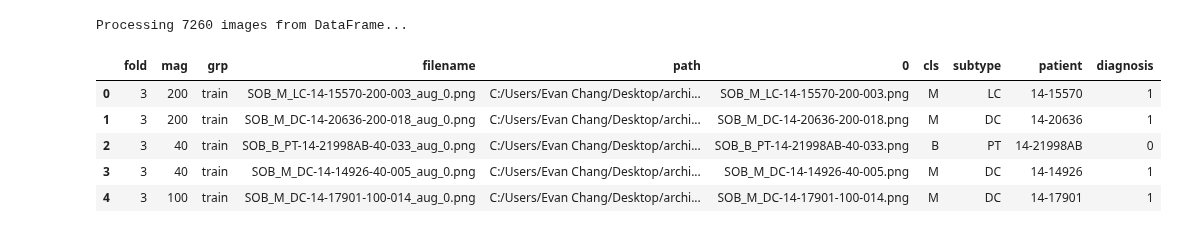
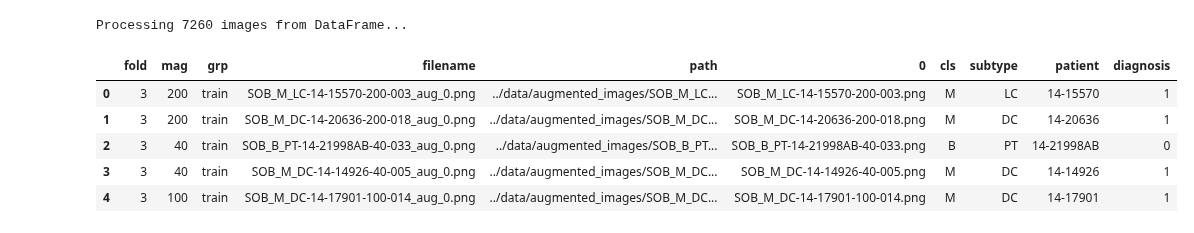
Before and after one commit to gusrutl/BMME575, a Jupyter notebook: notebooks/preprocessing.ipynb, the cells around one changed output. Saved outputs shown, nothing was run; the diff lists cells and outputs as text; code cells hidden in the pictures.

```diff
--- a/notebooks/preprocessing.ipynb
+++ b/notebooks/preprocessing.ipynb
@@ -173,7 +173,7 @@ def random_augment_cv2(image):
 
 def augment(
     df,
-    output_dir=r"C:\Users\Evan Chang\Desktop\archive\augmented_images",
+    output_dir=r"../data/augmented_images",
     num_augmented_copies=1,
     path_col='path'
 ):
@@ -220,17 +220,17 @@ def augment(
     augmented_df = pd.DataFrame(new_rows)
     return(augmented_df)
 # %%
-train_df_3_aug = augment(df = train_df_3_up, output_dir=r"C:/Users/Evan Chang/Desktop/archive/augmented_images",
+train_df_3_aug = augment(df = train_df_3_up, output_dir=r"../data/augmented_images",
     num_augmented_copies=1,  # 1 creates one new image per original row (doubles dataset)
     path_col='path'
 )
 
 train_df_3_aug.head()
 # %% [output]
 Processing 7260 images from DataFrame...
 |  | fold | mag | grp | filename | path | 0 | cls | subtype | patient | diagnosis |
-| 0 | 3 | 200 | train | SOB_M_LC-14-15570-200-003_aug_0.png | C:/Users/Evan Chang/Desktop/archi... | SOB_M_LC-14-15570-200-003.png | M | LC | 14-15570 | 1 |
-| 1 | 3 | 200 | train | SOB_M_DC-14-20636-200-018_aug_0.png | C:/Users/Evan Chang/Desktop/archi... | SOB_M_DC-14-20636-200-018.png | M | DC | 14-20636 | 1 |
-| 2 | 3 | 40 | train | SOB_B_PT-14-21998AB-40-033_aug_0.png | C:/Users/Evan Chang/Desktop/archi... | SOB_B_PT-14-21998AB-40-033.png | B | PT | 14-21998AB | 0 |
-| 3 | 3 | 40 | train | SOB_M_DC-14-14926-40-005_aug_0.png | C:/Users/Evan Chang/Desktop/archi... | SOB_M_DC-14-14926-40-005.png | M | DC | 14-14926 | 1 |
-| 4 | 3 | 100 | train | SOB_M_DC-14-17901-100-014_aug_0.png | C:/Users/Evan Chang/Desktop/archi... | SOB_M_DC-14-17901-100-014.png | M | DC | 14-17901 | 1 |
+| 0 | 3 | 200 | train | SOB_M_LC-14-15570-200-003_aug_0.png | ../data/augmented_images/SOB_M_LC... | SOB_M_LC-14-15570-200-003.png | M | LC | 14-15570 | 1 |
+| 1 | 3 | 200 | train | SOB_M_DC-14-20636-200-018_aug_0.png | ../data/augmented_images/SOB_M_DC... | SOB_M_DC-14-20636-200-018.png | M | DC | 14-20636 | 1 |
+| 2 | 3 | 40 | train | SOB_B_PT-14-21998AB-40-033_aug_0.png | ../data/augmented_images/SOB_B_PT... | SOB_B_PT-14-21998AB-40-033.png | B | PT | 14-21998AB | 0 |
+| 3 | 3 | 40 | train | SOB_M_DC-14-14926-40-005_aug_0.png | ../data/augmented_images/SOB_M_DC... | SOB_M_DC-14-14926-40-005.png | M | DC | 14-14926 | 1 |
+| 4 | 3 | 100 | train | SOB_M_DC-14-17901-100-014_aug_0.png | ../data/augmented_images/SOB_M_DC... | SOB_M_DC-14-17901-100-014.png | M | DC | 14-17901 | 1 |
```
Also changed, not shown: parts of 4 cells of this notebook, 1 other file.
